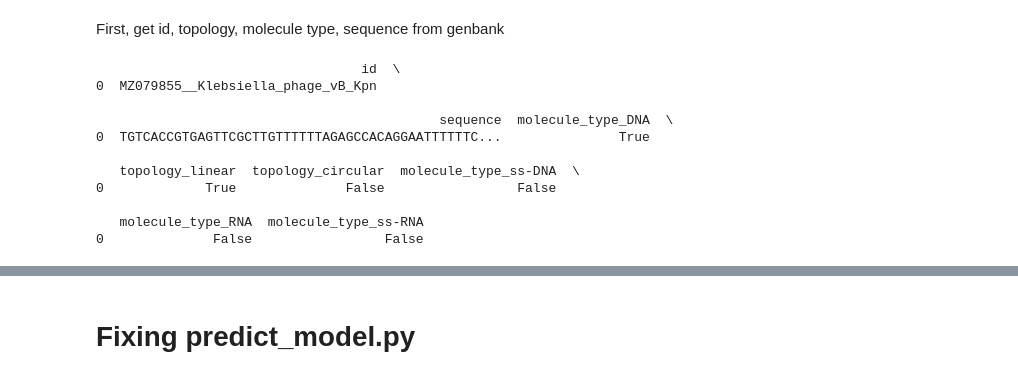
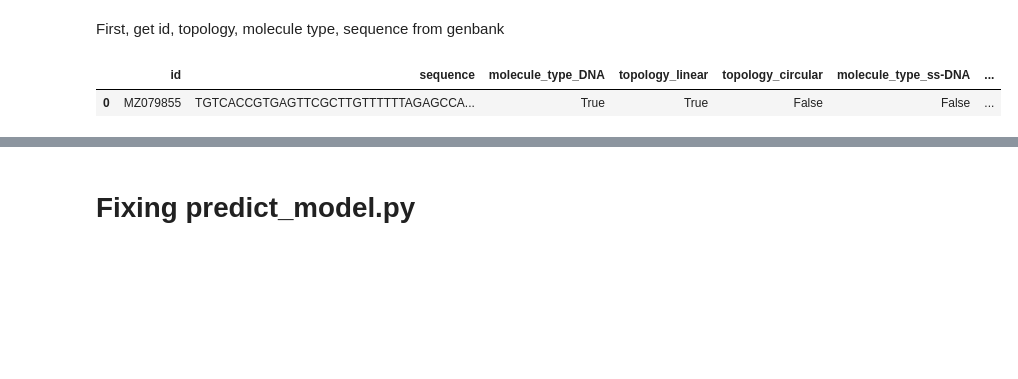
Before and after one commit to Alvaroguleon/Phage-predictor, a Jupyter notebook: notebooks/05_feature_engineering.ipynb, the cells around one changed output, grey strips where cells are left out. Drawn from its saved outputs; the diff is of its cells as text; code cells hidden in the pictures; blank space fills up the shorter version.

```diff
--- a/notebooks/05_feature_engineering.ipynb
+++ b/notebooks/05_feature_engineering.ipynb
@@ -456,42 +380,36 @@ def engineer_features(genbank_file):
     cDNA_entries = df[df['molecule_type'] == 'cDNA']
     if not cDNA_entries.empty:
         for entry_id in cDNA_entries['id']:
             print(f"Info: Entry with id '{entry_id}' has molecule type 'cDNA'. Changing it to 'DNA'.")
         df.loc[df['molecule_type'] == 'cDNA', 'molecule_type'] = 'DNA'
 
     unexpected_types = set(df['molecule_type']) - set(expected_molecule_types)
 
     if unexpected_types:
         for utype in unexpected_types:
             # Get ids of entries with the unexpected molecule type
             ids_to_exclude = df[df['molecule_type'] == utype]['id'].tolist()
             for entry_id in ids_to_exclude:
                 print(f"Warning: Entry with id '{entry_id}' has unrecognized molecule type '{utype}'. It will not be considered.")
             df = df[df['molecule_type'] != utype]
 
 
     df = pd.get_dummies(df, columns=['molecule_type'])
 
     df = pd.get_dummies(df, columns=['topology'])
 
     expected_columns = ['topology_linear', 'topology_circular', 'molecule_type_ss-DNA', 'molecule_type_DNA', 'molecule_type_RNA', 'molecule_type_ss-RNA']
     for col in expected_columns:
         if col not in df.columns:
             df[col] = 0  # Filling with zeros
         df[col] = df[col].astype(bool)  # Convert to boolean
 
+    df['id'] = df['id'].str.slice(0,8)
     return df
 
-print(engineer_features(genbank_file_path))
+
+df = engineer_features(genbank_file_path)
+df
 # %% [output]
-                                  id  \
-0  MZ079855__Klebsiella_phage_vB_Kpn
-
-                                            sequence  molecule_type_DNA  \
-0  TGTCACCGTGAGTTCGCTTGTTTTTTAGAGCCACAGGAATTTTTTC...               True
-
-   topology_linear  topology_circular  molecule_type_ss-DNA  \
-0             True              False                 False
-
-   molecule_type_RNA  molecule_type_ss-RNA
-0              False                 False
+|  | id | sequence | molecule_type_DNA | topology_linear | topology_circular | molecule_type_ss-DNA | ... |
+| 0 | MZ079855 | TGTCACCGTGAGTTCGCTTGTTTTTTAGAGCCA... | True | True | False | False | ... |
```
Also changed, not shown: parts of 17 cells of this notebook, 2 other files.
